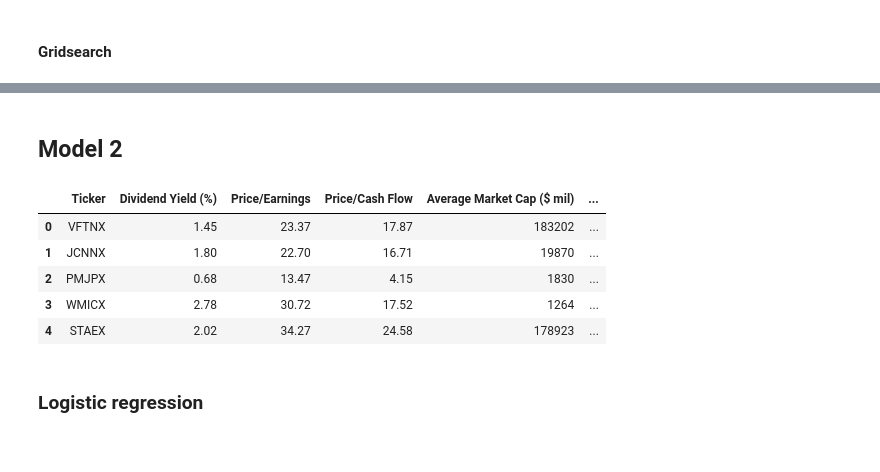
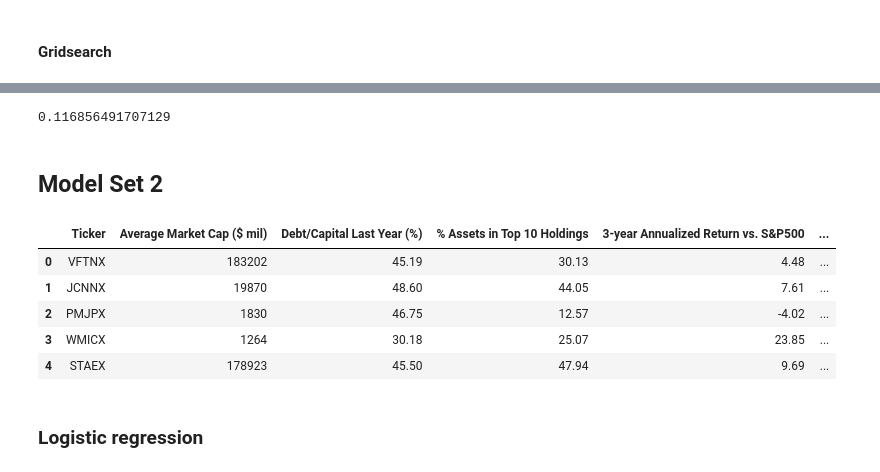
Before and after one commit to mkschoi/project3_mutualfundperf, a Jupyter notebook: Notebooks/project3_modeling.ipynb, the cells around one changed output, grey strips where cells are left out. Saved outputs shown, nothing was run; the diff lists cells and outputs as text; code cells hidden in the pictures.

Commit message:
final model selection through CV

```diff
--- a/Notebooks/project3_modeling.ipynb
+++ b/Notebooks/project3_modeling.ipynb
@@ -782,2 +463,6 @@ log_loss(y_test_base, grid_xgb.predict_proba(X_test_base))
+# %%
+logloss_cv_xgb
+# %% [output]
+0.116856491707129
 # %% [markdown]
-## Model 2
+## Model Set 2
@@ -787,10 +469,12 @@ df_mf_test2 = pd.read_csv('../Data/df_mf_test2.csv')
+# %%
+df2_mf_train = pd.read_csv('../Data/df2_mf_train.csv')
 # %%
-df_mf_train2.head()
+df2_mf_train.head()
 # %% [output]
-|  | Ticker | Dividend Yield (%) | Price/Earnings | Price/Cash Flow | Average Market Cap ($ mil) | ... |
-| 0 | VFTNX | 1.45 | 23.37 | 17.87 | 183202 | ... |
-| 1 | JCNNX | 1.80 | 22.70 | 16.71 | 19870 | ... |
-| 2 | PMJPX | 0.68 | 13.47 | 4.15 | 1830 | ... |
-| 3 | WMICX | 2.78 | 30.72 | 17.52 | 1264 | ... |
-| 4 | STAEX | 2.02 | 34.27 | 24.58 | 178923 | ... |
+|  | Ticker | Average Market Cap ($ mil) | Debt/Capital Last Year (%) | % Assets in Top 10 Holdings | 3-year Annualized Return vs. S&P500 | ... |
+| 0 | VFTNX | 183202 | 45.19 | 30.13 | 4.48 | ... |
+| 1 | JCNNX | 19870 | 48.60 | 44.05 | 7.61 | ... |
+| 2 | PMJPX | 1830 | 46.75 | 12.57 | -4.02 | ... |
+| 3 | WMICX | 1264 | 30.18 | 25.07 | 23.85 | ... |
+| 4 | STAEX | 178923 | 45.50 | 47.94 | 9.69 | ... |
 # %%
```
Also changed, not shown: parts of 529 cells of this notebook, 12 other files.
